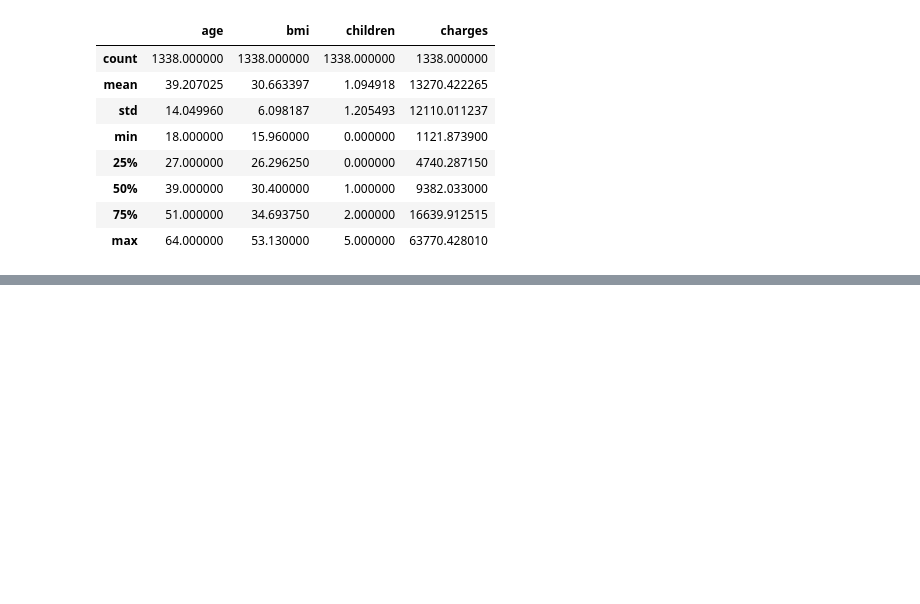
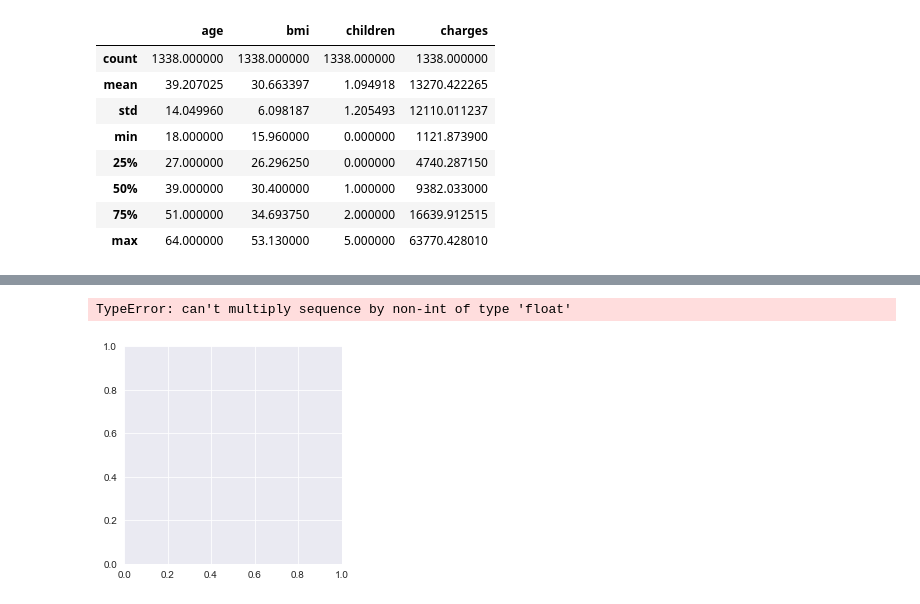
Before and after one commit to KndHvH/367, a Jupyter notebook: FIAP/MachineLearning/checkpoints/2/ML - Checkpoint2e3 - NOME.ipynb, the cells around one changed output, grey strips where cells are left out. Saved outputs shown, nothing was run; the diff lists cells and outputs as text; code cells hidden in the pictures; blank space fills up the shorter version.

```diff
--- a/FIAP/MachineLearning/checkpoints/2/ML - Checkpoint2e3 - NOME.ipynb
+++ b/FIAP/MachineLearning/checkpoints/2/ML - Checkpoint2e3 - NOME.ipynb
@@ -190,0 +188,18 @@ plt.show()
+# %%
+
+
+male = df[df.sex=="male"].count()
+female = df[df.sex=="female"].count()
+male["sex"]
+coluna = ["Maculino","Feminino"]
+quantidade = [male["sex"],female["sex"]]
+# %%
+fig, ax = plt.subplots()
+
+ax.pie(quantidade,coluna, autopct='%1.1f%%',shadow=True,startangle=90)
+ax.axis("equal")
+
+plt.show()
+# %% [output]
+TypeError: can't multiply sequence by non-int of type 'float'
+[figure, added]
```
Also changed, not shown: parts of 5 cells of this notebook.
